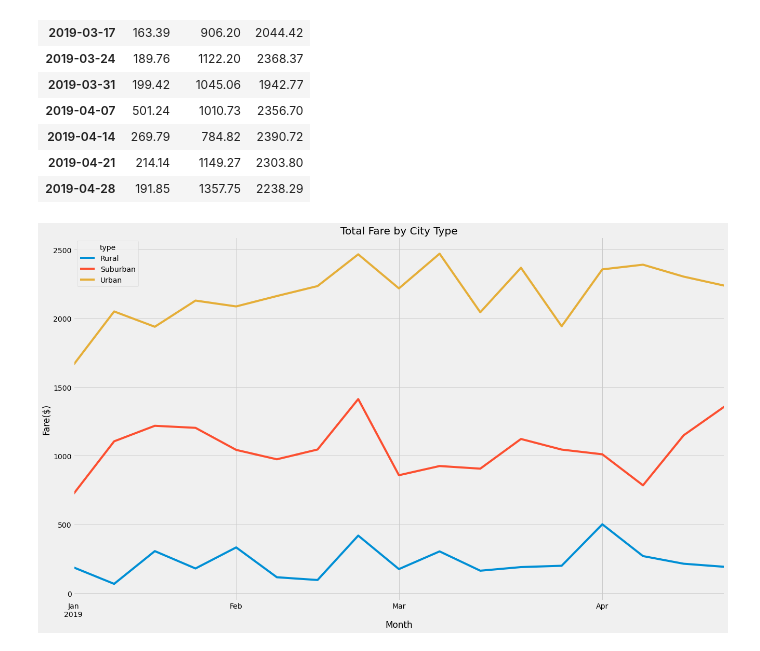
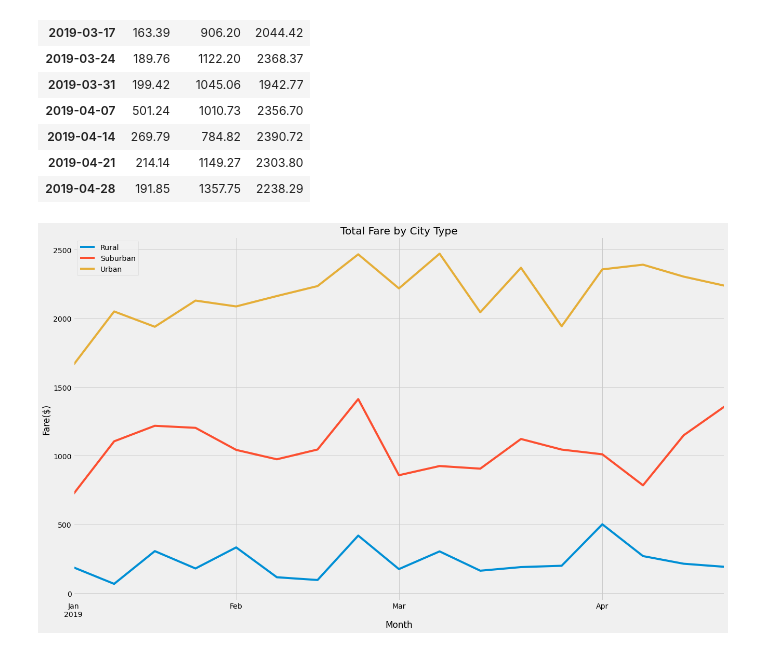
Before and after one commit to RebelKell/PyBer_Analysis, a Jupyter notebook: PyBer_Challenge.ipynb, the cells around one changed output. Drawn from its saved outputs; the diff is of its cells as text; code cells hidden in the pictures.

```diff
--- a/PyBer_Challenge.ipynb
+++ b/PyBer_Challenge.ipynb
@@ -193,14 +193,15 @@ q1_rides
 # %%
 # 8. Using the object-oriented interface method, plot the resample DataFrame using the df.plot() function.
 
 # Import the style from Matplotlib.
 from matplotlib import style
 # Use the graph style fivethirtyeight.
 style.use('fivethirtyeight')
 fare_by_city = q1_rides.plot(figsize=(20,12))
 fare_by_city.set_title("Total Fare by City Type")
 fare_by_city.set_xlabel('Month')
 fare_by_city.set_ylabel('Fare($)')
+plt.legend(loc='upper left')
 plt.savefig("analysis/fare_by_city.png")
 # %% [output]
-[figure, old version]
+[figure, new version]
```
Also changed, not shown: 42 other files.
